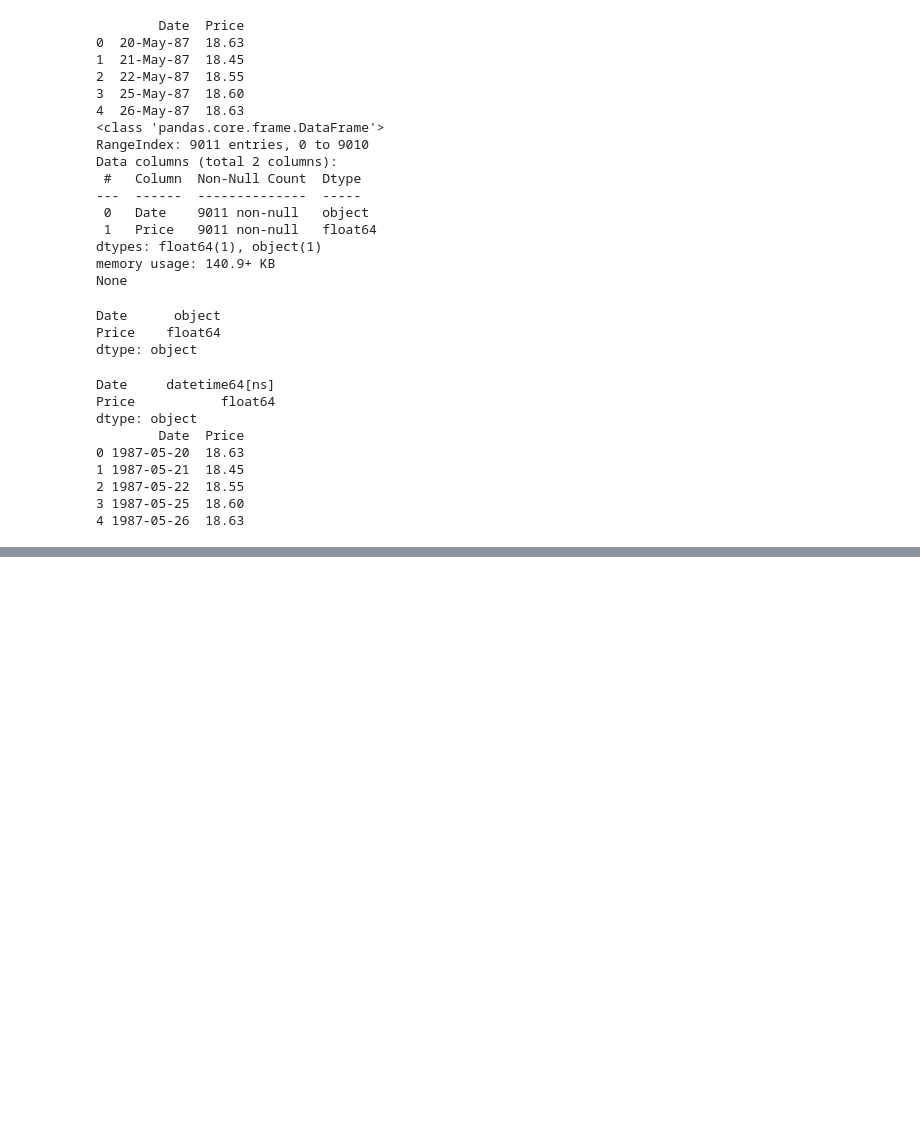
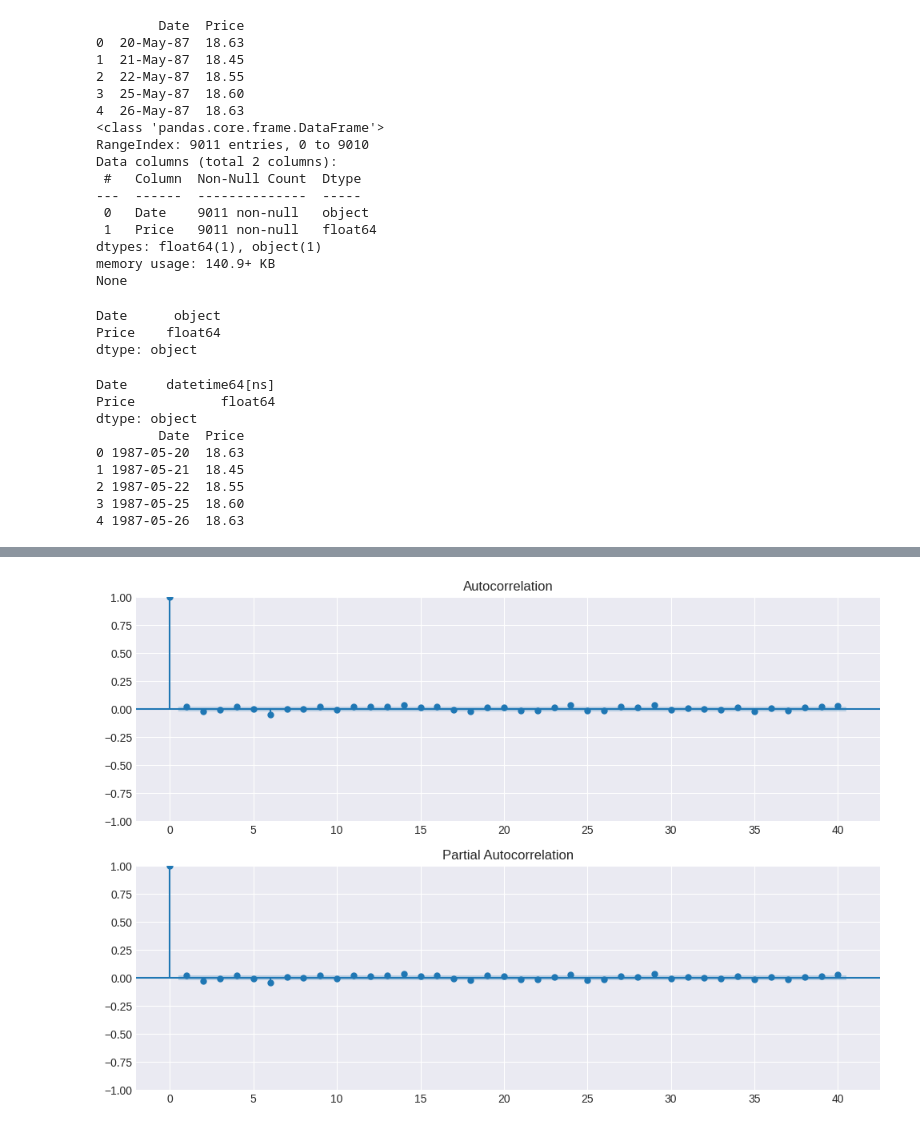
Before and after one commit to abrhame/Birhan-Energies, a Jupyter notebook: notebooks/task1.ipynb, the cells around one changed output, grey strips where cells are left out. Drawn from its saved outputs; the diff is of its cells as text; code cells hidden in the pictures; blank space fills up the shorter version.

```diff
--- a/notebooks/task1.ipynb
+++ b/notebooks/task1.ipynb
@@ -55,0 +135,8 @@ dtype: object
+# %%
+# Plot ACF and PACF for differenced series
+fig, ax = plt.subplots(2, 1, figsize=(12, 8))
+plot_acf(oil_data['Price_diff'].dropna(), ax=ax[0], lags=40)
+plot_pacf(oil_data['Price_diff'].dropna(), ax=ax[1], lags=40)
+plt.show()
+# %% [output]
+[figure, added]
```
Also changed, not shown: parts of 10 cells of this notebook.
